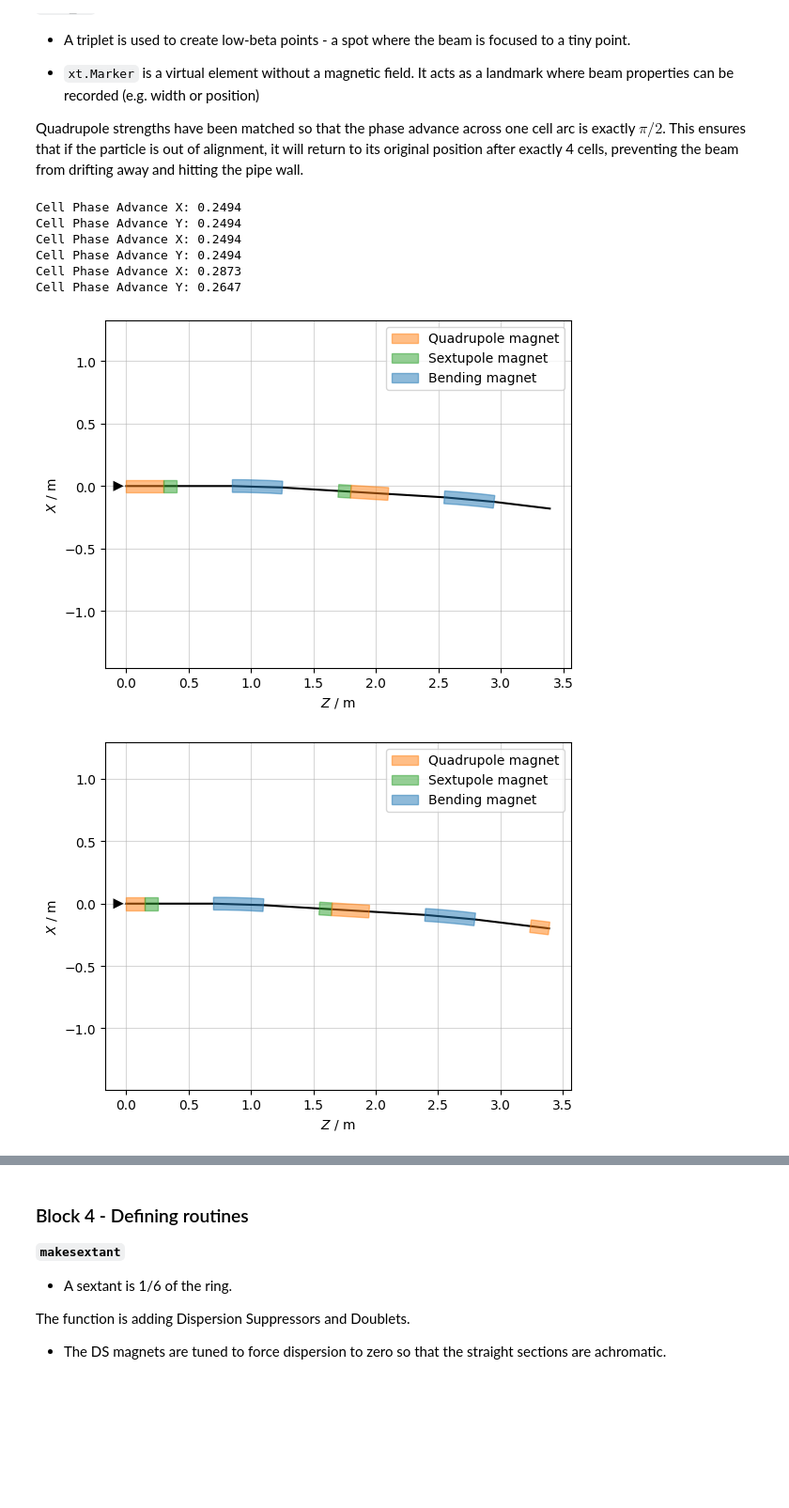
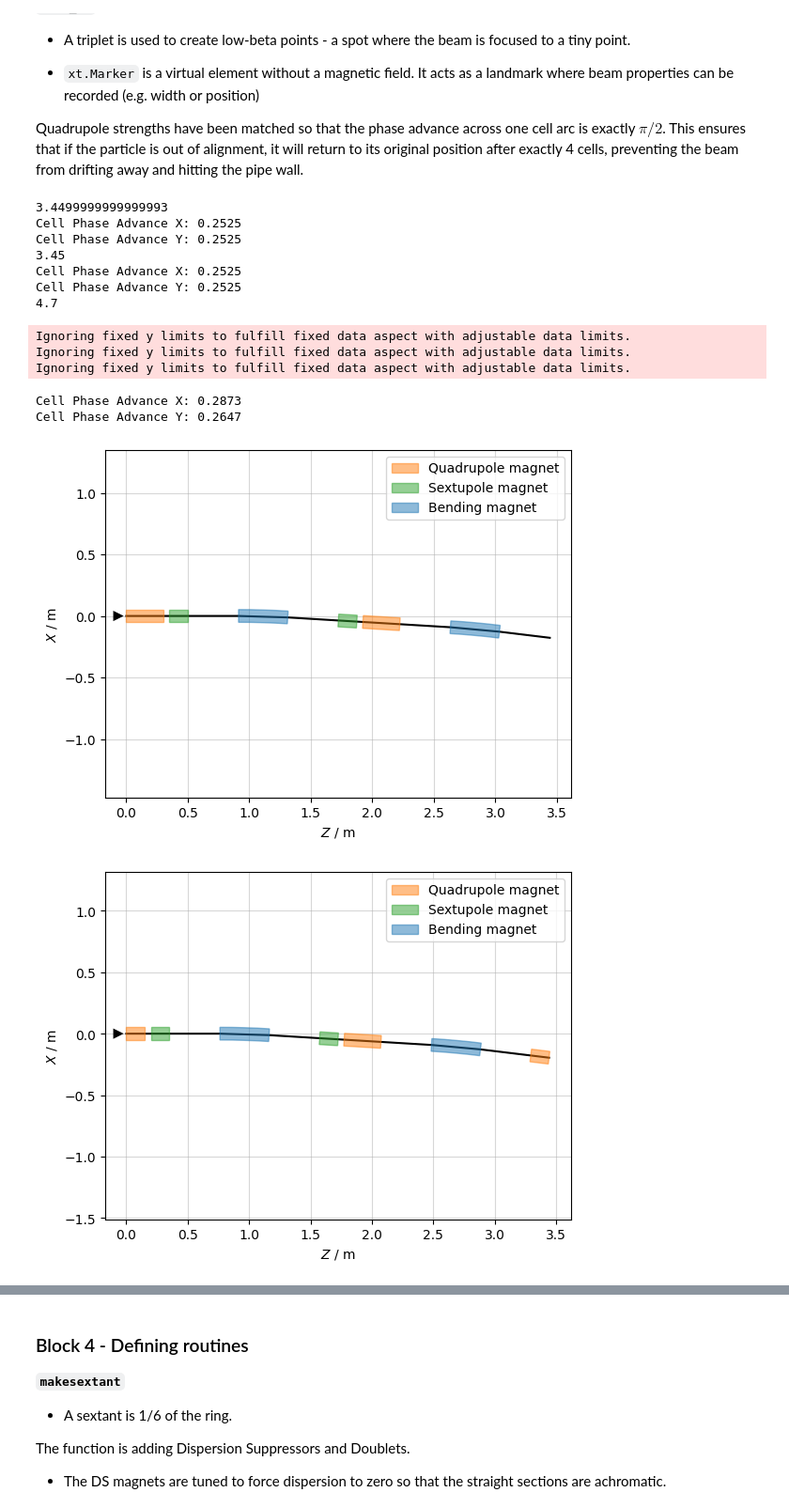
Before and after one commit to Maddie-jpg/polarizer-ring-studies, a Jupyter notebook: Notebooks/PDR90Degs_DSBend_ChromCorrect.ipynb, the cells around one changed output, grey strips where cells are left out. Shown at 94% size. Drawn from its saved outputs; the diff is of its cells as text; code cells hidden in the pictures; blank space fills up the shorter version.

```diff
--- a/Notebooks/PDR90Degs_DSBend_ChromCorrect.ipynb
+++ b/Notebooks/PDR90Degs_DSBend_ChromCorrect.ipynb
@@ -118,7 +118,7 @@ Current l_drift: 0.4499999999999999
 Quadrupole strengths have been matched so that the phase advance across one cell arc is exactly $\pi/2$. This ensures that if the particle is out of alignment, it will return to its original position after exactly 4 cells, preventing the beam from drifting away and hitting the pipe wall.
 # %%
 # just an arc cell
-'''
+
 cell_arcS = pdr.new_line(length='l_cell',
     components =[
     pdr.new('QF_cell_arc',   'QFarc', at='0.5*l_quad'),
@@ -128,8 +128,8 @@ cell_arcS = pdr.new_line(length='l_cell',
     pdr.new('QD_cell_arc',   'QDarc', at='1.5*l_quad+2*l_gap+2*l_sext+l_bend+2*l_drift'),
     pdr.new('Bend2_cell_arc', 'Bend',  at='2*l_quad+2*l_gap+2*l_sext+1.5*l_bend+3*l_drift'),
     ])
-'''
 
+"""
 cell_arcS = pdr.new_line(length='l_cell',
     components =[
     pdr.new('QF_cell_arc',   'QFarc', at='0.5*l_quad'),
@@ -138,55 +138,61 @@ cell_arcS = pdr.new_line(length='l_cell',
     pdr.new('SDA_cell_arc',  'SDarc', at='l_quad+1.5*l_sext+l_bend+2*l_drift'),
     pdr.new('QD_cell_arc',   'QDarc', at='1.5*l_quad+2*l_sext+l_bend+2*l_drift'),
     pdr.new('Bend2_cell_arc', 'Bend',  at='2*l_quad+2*l_sext+1.5*l_bend+3*l_drift'),
-    ])
+    ])"""
 
 cell_arc = pdr.new_line( components = [
    pdr.new('QF_cell_arcH1',  'QFarcH' ),
-   #pdr.place('Drsext'),
+   pdr.place('Drsext'),
    pdr.new('SFA_H1',         'SFarc'),
    pdr.place( 'Drarc' ),
    pdr.new('Bend1_cell_arcH', 'Bend' ),
    pdr.place( 'Drarc' ),
    pdr.new('SDA_H1',         'SDarc'),
-   #pdr.place('Drsext'),
+   pdr.place('Drsext'),
    pdr.new('QD_cell_arcH',   'QDarc' ),
    pdr.place( 'Drarc' ),
    pdr.new('Bend2_cell_arcH', 'Bend' ),
    pdr.place( 'Drarc' ),
    pdr.new('QF_cell_arcH2',  'QFarcH' ),
    ])
 
 # triplet starting with
 cell_tr = pdr.new_line(
     components = [
     pdr.new('QF_cell_trH1', 'QFtrH',    at='0*l_trips + 0.25*l_quad + 0.0*l_tripl'),
     pdr.new('QD_cell_tr1',  'QDtr',     at='1*l_trips + 1.00*l_quad + 0.0*l_tripl'),
     pdr.new('Mkr_cell_tr',   xt.Marker, at='1*l_trips + 1.50*l_quad + 0.5*l_tripl'),
     pdr.new('QD_cell_tr2',  'QDtr',     at='1*l_trips + 2.00*l_quad + 1.0*l_tripl'),
     pdr.new('QF_cell_trH2', 'QFtrH',    at='2*l_trips + 2.75*l_quad + 1.0*l_tripl')
     ])
 
 cells=[cell_arcS, cell_arc, cell_tr]
 for cell in cells:
-
+    print(cell.get_length())
     cell.survey().plot()
     tw_cell = cell.twiss(method='4d')
 
     # Calculate phase advance from start to end
     mux_cell = tw_cell.mux[-1] - tw_cell.mux[0]
     muy_cell = tw_cell.muy[-1] - tw_cell.muy[0]
 
     print(f"Cell Phase Advance X: {mux_cell:.4f} ")
     print(f"Cell Phase Advance Y: {muy_cell:.4f} ")
 # %% [output]
-Cell Phase Advance X: 0.2494
-Cell Phase Advance Y: 0.2494
-Cell Phase Advance X: 0.2494
-Cell Phase Advance Y: 0.2494
-Cell Phase Advance X: 0.2873
-Cell Phase Advance Y: 0.2647
+3.4499999999999993
+Cell Phase Advance X: 0.2525
+Cell Phase Advance Y: 0.2525
+3.45
+Cell Phase Advance X: 0.2525
+Cell Phase Advance Y: 0.2525
+4.7
+Ignoring fixed y limits to fulfill fixed data aspect with adjustable data limits.
+Ignoring fixed y limits to fulfill fixed data aspect with adjustable data limits.
+Ignoring fixed y limits to fulfill fixed data aspect with adjustable data limits.
+Cell Phase Advance X: 0.2873
+Cell Phase Advance Y: 0.2647
-[figure, old version]
+[figure, new version]
-[figure, old version]
+[figure, new version]
 [figure]
 # %% [markdown]
 ### Block 4 - Defining routines ###
```
Also changed, not shown: parts of 9 cells of this notebook, 1 other file.
